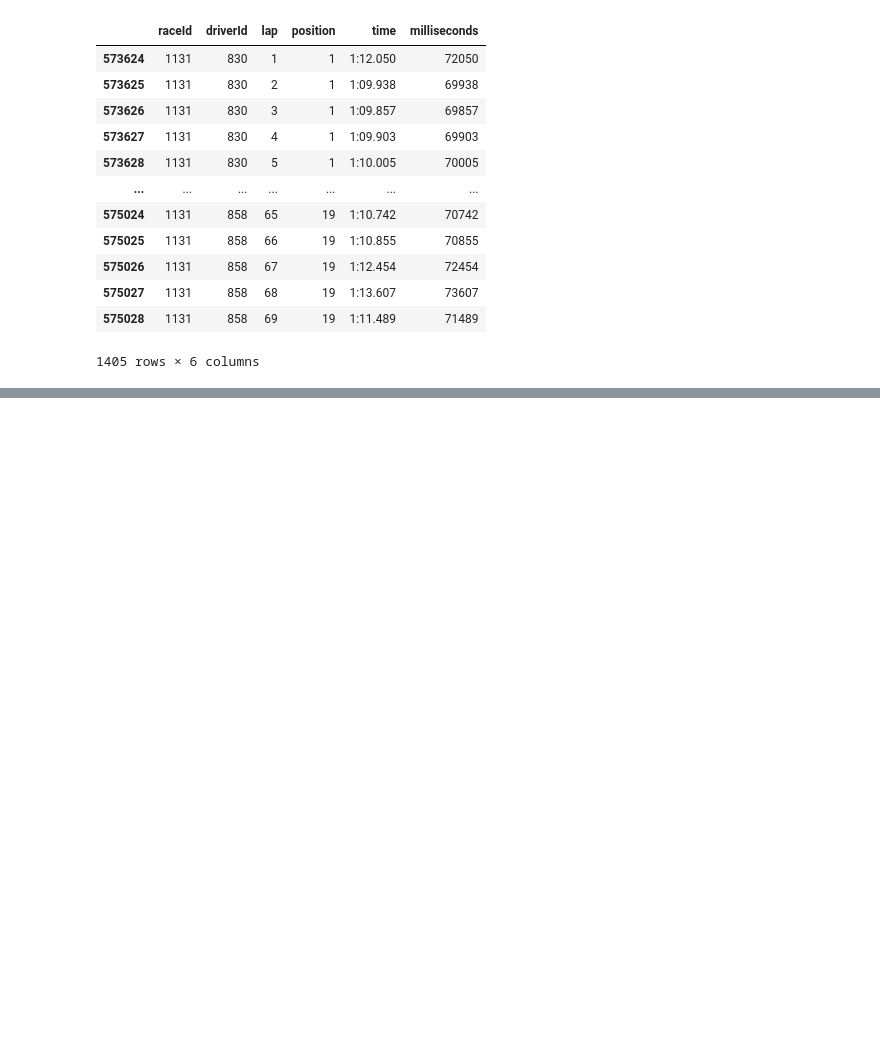
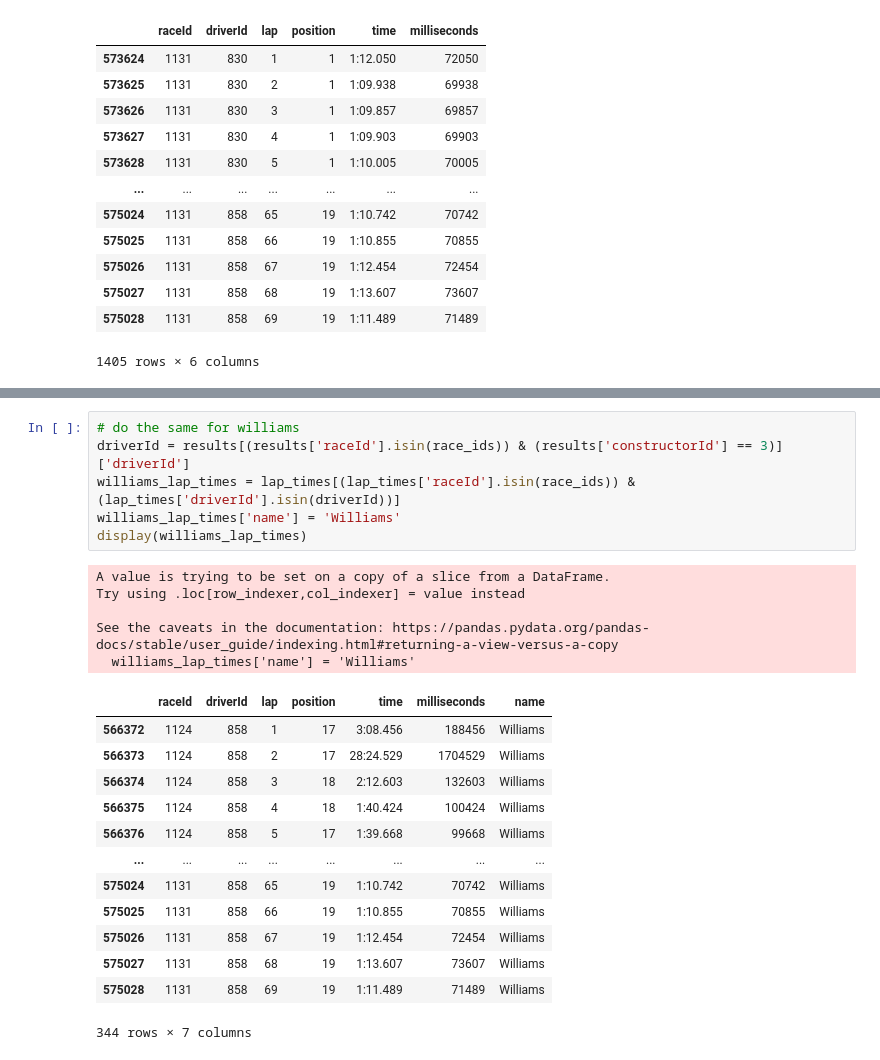
Before and after one commit to MichaelAngeloTheFirst/Formula1-Dataset-Exploration, a Jupyter notebook: f1_exploration.ipynb, the cells around one changed output, grey strips where cells are left out. Drawn from its saved outputs; the diff is of its cells as text; blank space fills up the shorter version.

```diff
--- a/f1_exploration.ipynb
+++ b/f1_exploration.ipynb
@@ -316,0 +365,25 @@ display(test)
+# %%
+# do the same for williams
+driverId = results[(results['raceId'].isin(race_ids)) & (results['constructorId'] == 3)]['driverId']
+williams_lap_times = lap_times[(lap_times['raceId'].isin(race_ids)) & (lap_times['driverId'].isin(driverId))]
+williams_lap_times['name'] = 'Williams'
+display(williams_lap_times)
+# %% [output]
+A value is trying to be set on a copy of a slice from a DataFrame.
+Try using .loc[row_indexer,col_indexer] = value instead
+
+See the caveats in the documentation: https://pandas.pydata.org/pandas-docs/stable/user_guide/indexing.html#returning-a-view-versus-a-copy
+  williams_lap_times['name'] = 'Williams'
+|  | raceId | driverId | lap | position | time | milliseconds | name |
+| 566372 | 1124 | 858 | 1 | 17 | 3:08.456 | 188456 | Williams |
+| 566373 | 1124 | 858 | 2 | 17 | 28:24.529 | 1704529 | Williams |
+| 566374 | 1124 | 858 | 3 | 18 | 2:12.603 | 132603 | Williams |
+| 566375 | 1124 | 858 | 4 | 18 | 1:40.424 | 100424 | Williams |
+| 566376 | 1124 | 858 | 5 | 17 | 1:39.668 | 99668 | Williams |
+| ... | ... | ... | ... | ... | ... | ... | ... |
+| 575024 | 1131 | 858 | 65 | 19 | 1:10.742 | 70742 | Williams |
+| 575025 | 1131 | 858 | 66 | 19 | 1:10.855 | 70855 | Williams |
+| 575026 | 1131 | 858 | 67 | 19 | 1:12.454 | 72454 | Williams |
+| 575027 | 1131 | 858 | 68 | 19 | 1:13.607 | 73607 | Williams |
+| 575028 | 1131 | 858 | 69 | 19 | 1:11.489 | 71489 | Williams |
+344 rows × 7 columns
```
Also changed, not shown: parts of 20 cells of this notebook, 1 other file.
